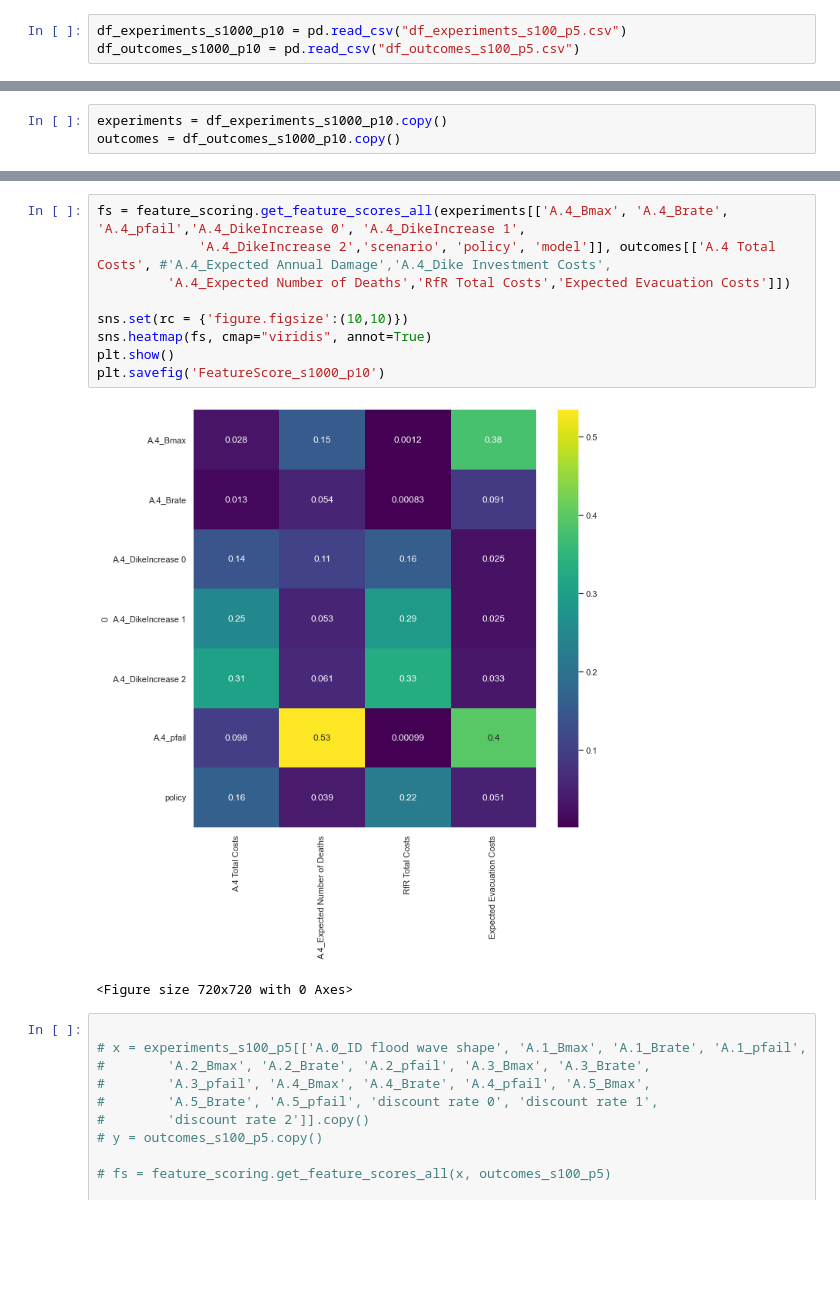
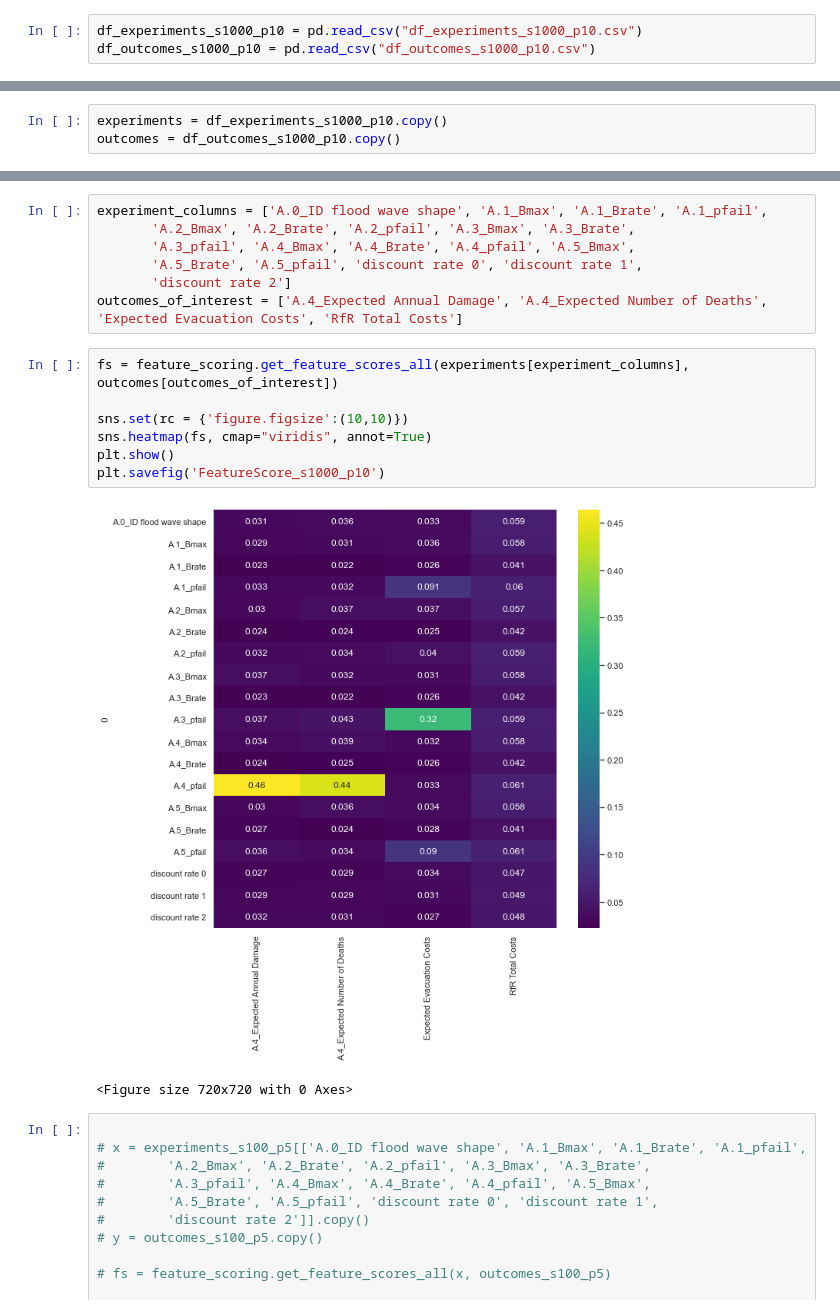
Before and after one commit to WillemijnTutu/EPA1361_group16, a Jupyter notebook: Settings_Exploration.ipynb, the cells around one changed output, grey strips where cells are left out. Drawn from its saved outputs; the diff is of its cells as text; blank space fills up the shorter version.

Commit message:
add files for scenario analysis

```diff
--- a/Settings_Exploration.ipynb
+++ b/Settings_Exploration.ipynb
@@ -108,8 +108,8 @@ Index(['A.0_ID flood wave shape', 'A.1_Bmax', 'A.1_Brate', 'A.1_pfail',
 # %% [markdown]
 ### Load results instead of running code
 # %%
-df_experiments_s1000_p10 = pd.read_csv("df_experiments_s100_p5.csv")
-df_outcomes_s1000_p10 = pd.read_csv("df_outcomes_s100_p5.csv")
+df_experiments_s1000_p10 = pd.read_csv("df_experiments_s1000_p10.csv")
+df_outcomes_s1000_p10 = pd.read_csv("df_outcomes_s1000_p10.csv")
 # %%
 df_experiments_s1000_p10
 # %% [output]
@@ -155,15 +153,20 @@ Index(['Unnamed: 0', 'A.0_ID flood wave shape', 'A.1_Bmax', 'A.1_Brate',
       dtype='object')
+# %%
+experiment_columns = ['A.0_ID flood wave shape', 'A.1_Bmax', 'A.1_Brate', 'A.1_pfail',
+       'A.2_Bmax', 'A.2_Brate', 'A.2_pfail', 'A.3_Bmax', 'A.3_Brate',
+       'A.3_pfail', 'A.4_Bmax', 'A.4_Brate', 'A.4_pfail', 'A.5_Bmax',
+       'A.5_Brate', 'A.5_pfail', 'discount rate 0', 'discount rate 1',
+       'discount rate 2']
+outcomes_of_interest = ['A.4_Expected Annual Damage', 'A.4_Expected Number of Deaths', 'Expected Evacuation Costs', 'RfR Total Costs']
 # %%
-fs = feature_scoring.get_feature_scores_all(experiments[['A.4_Bmax', 'A.4_Brate', 'A.4_pfail','A.4_DikeIncrease 0', 'A.4_DikeIncrease 1',
-             'A.4_DikeIncrease 2','scenario', 'policy', 'model']], outcomes[['A.4 Total Costs', #'A.4_Expected Annual Damage','A.4_Dike Investment Costs',
-         'A.4_Expected Number of Deaths','RfR Total Costs','Expected Evacuation Costs']])
+fs = feature_scoring.get_feature_scores_all(experiments[experiment_columns], outcomes[outcomes_of_interest])
 
 sns.set(rc = {'figure.figsize':(10,10)})
 sns.heatmap(fs, cmap="viridis", annot=True)
 plt.show()
 plt.savefig('FeatureScore_s1000_p10')
 # %% [output]
-[figure, old version]
+[figure, new version]
 <Figure size 720x720 with 0 Axes>
 # %%
 
```
Also changed, not shown: parts of 6 cells of this notebook, 8 other files.
